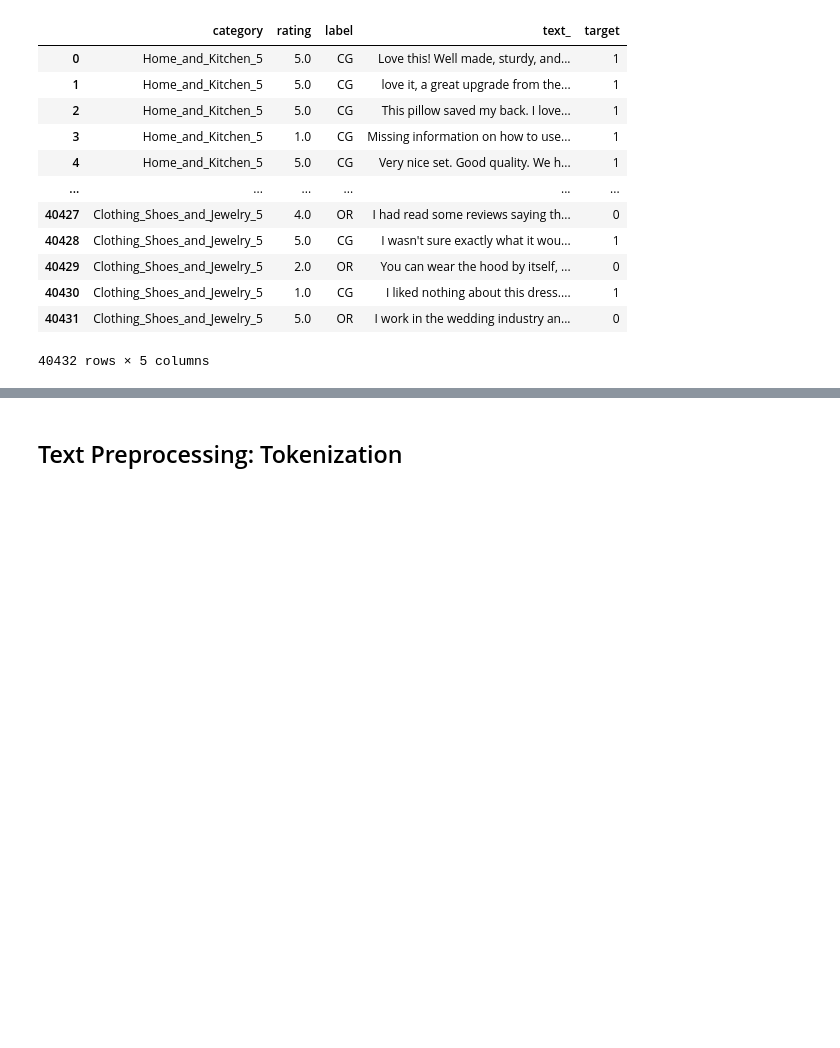
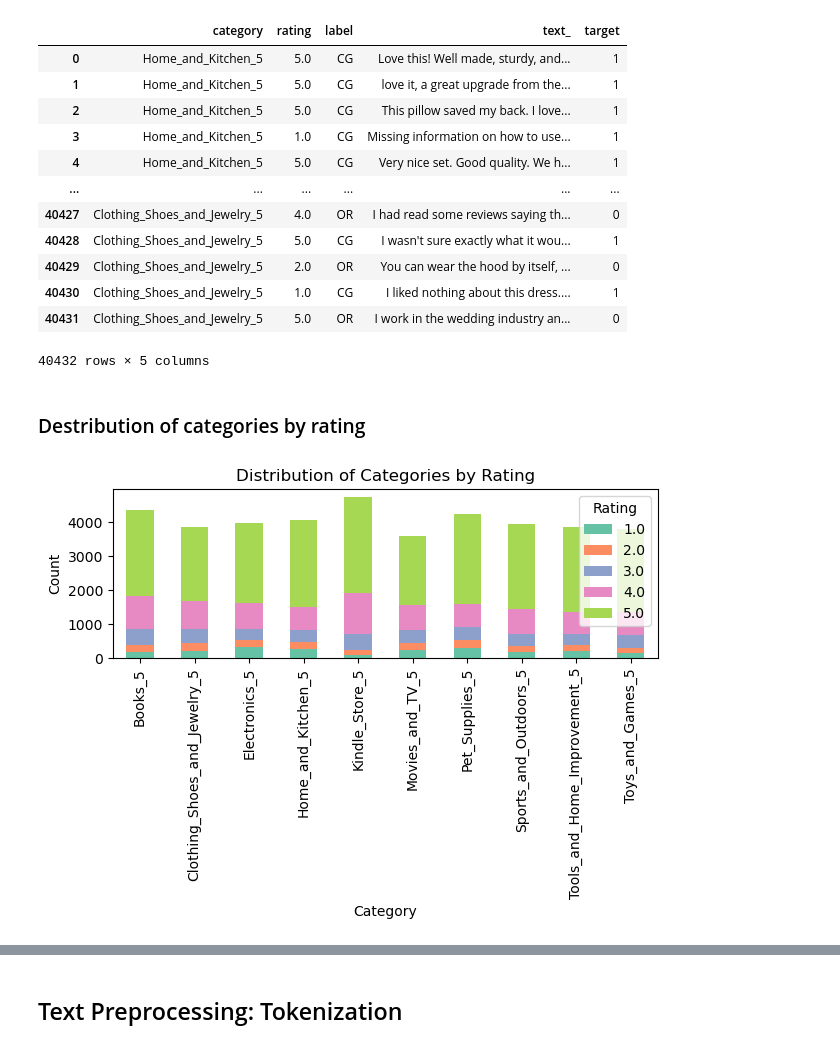
Before and after one commit to serbinaekaterinai/NLP-Review-Detector, a Jupyter notebook: Ekaterina/Copy1.ipynb, the cells around one changed output, grey strips where cells are left out. Cells and saved outputs as stored; diff of their text form; code cells hidden in the pictures; blank space fills up the shorter version.

```diff
--- a/Ekaterina/Copy1.ipynb
+++ b/Ekaterina/Copy1.ipynb
@@ -86,3 +100,21 @@ df
 | 40430 | Clothing_Shoes_and_Jewelry_5 | 1.0 | CG | I liked nothing about this dress.... | 1 |
 | 40431 | Clothing_Shoes_and_Jewelry_5 | 5.0 | OR | I work in the wedding industry an... | 0 |
 40432 rows × 5 columns
+# %% [markdown]
+### Destribution of categories by rating
+# %%
+# Bar Chart for Distribution of Categories by Rating
+sns.set_palette("Set2")
+
+df_grouped = df.groupby(['category', 'rating']).size().unstack(fill_value=0)
+ax = df_grouped.plot(kind='bar', stacked=True)
+
+plt.xlabel('Category')
+plt.ylabel('Count')
+plt.title('Distribution of Categories by Rating')
+plt.xticks(rotation=90)
+plt.legend(title='Rating')
+plt.tight_layout()
+plt.show()
+# %% [output]
+[figure, added]
```
Also changed, not shown: parts of 97 cells of this notebook, 3 other files.
